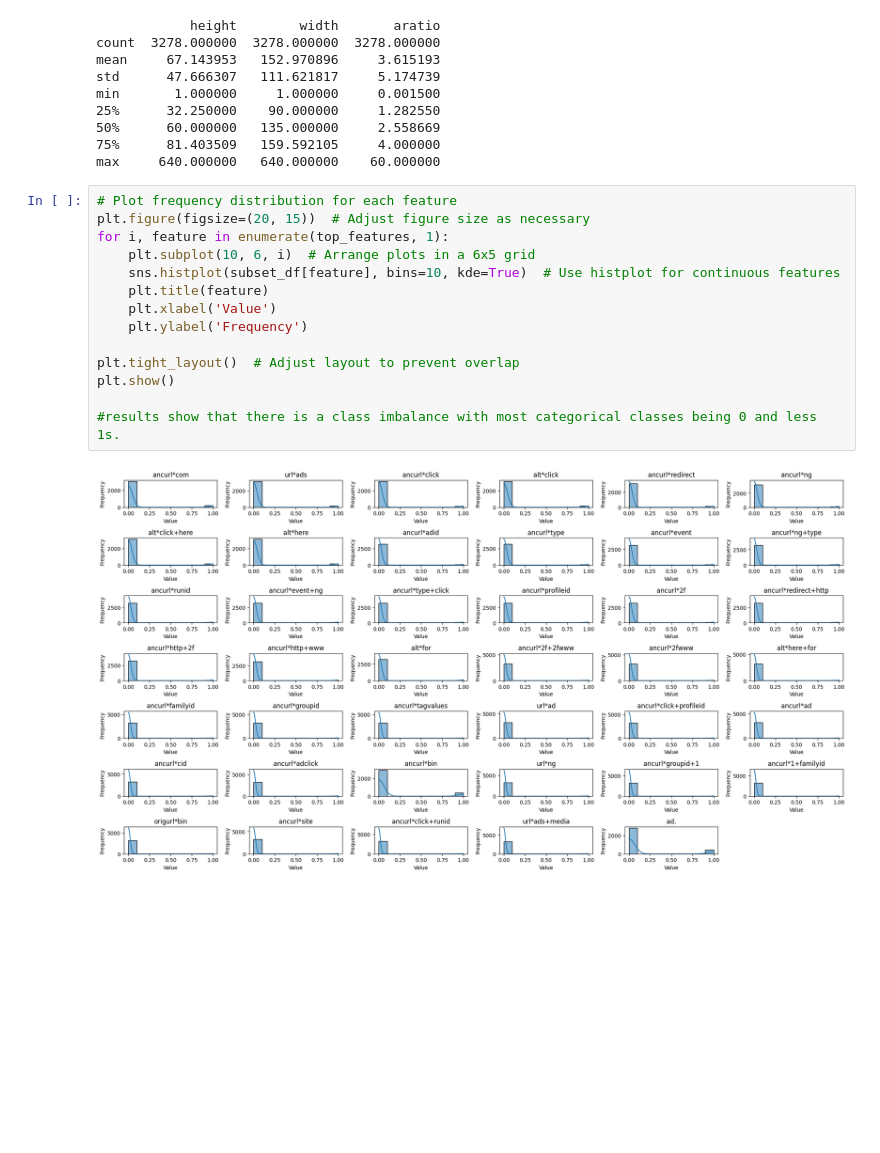
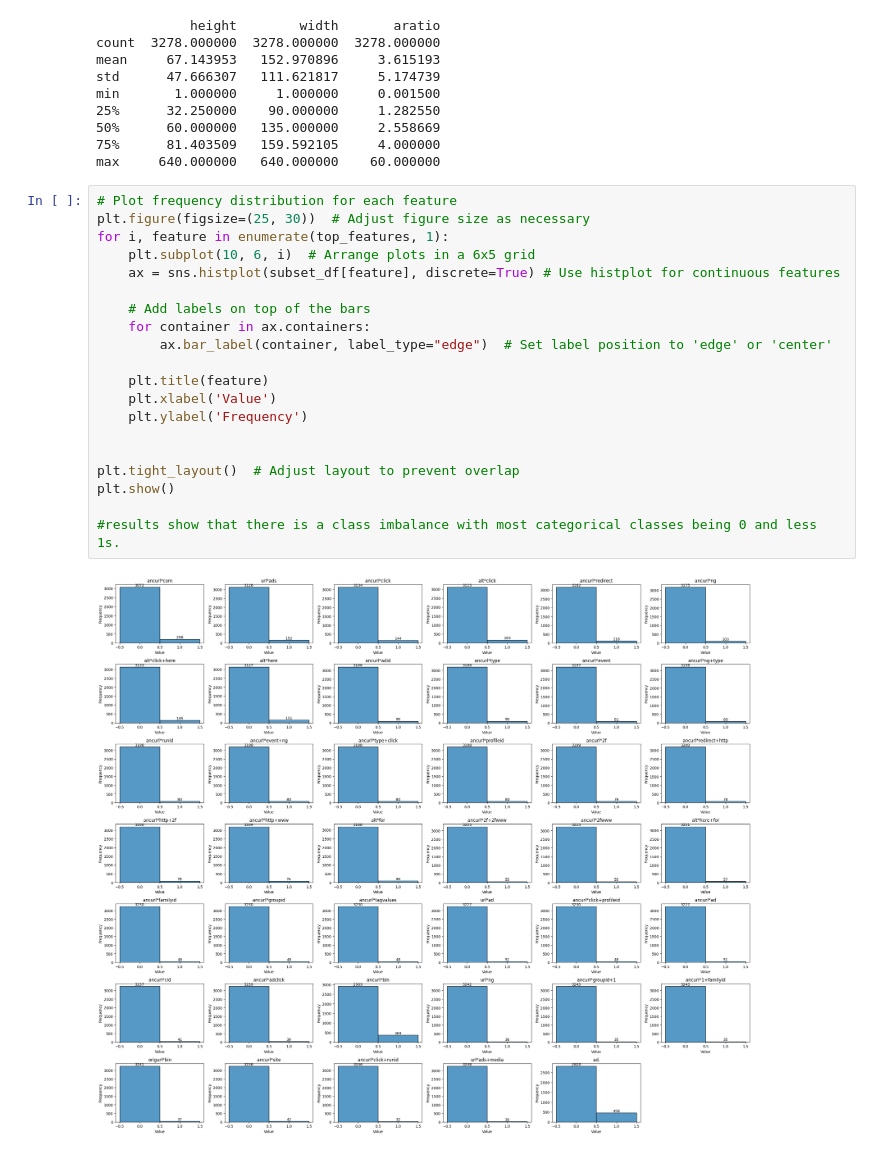
Before and after one commit to doquangg/IDS_Project, a Jupyter notebook: scripts/script_11_4.ipynb, the cells around one changed output. Saved outputs shown, nothing was run; the diff lists cells and outputs as text; blank space fills up the shorter version.

Commit message:
improve plotting for histograms

```diff
--- a/scripts/script_11_4.ipynb
+++ b/scripts/script_11_4.ipynb
@@ -207,17 +209,23 @@ min       1.000000     1.000000     0.001500
 max     640.000000   640.000000    60.000000
 # %%
 # Plot frequency distribution for each feature
-plt.figure(figsize=(20, 15))  # Adjust figure size as necessary
+plt.figure(figsize=(25, 30))  # Adjust figure size as necessary
 for i, feature in enumerate(top_features, 1):
     plt.subplot(10, 6, i)  # Arrange plots in a 6x5 grid
-    sns.histplot(subset_df[feature], bins=10, kde=True)  # Use histplot for continuous features
+    ax = sns.histplot(subset_df[feature], discrete=True) # Use histplot for continuous features
+
+    # Add labels on top of the bars
+    for container in ax.containers:
+        ax.bar_label(container, label_type="edge")  # Set label position to 'edge' or 'center'
+
     plt.title(feature)
     plt.xlabel('Value')
     plt.ylabel('Frequency')
+
 
 plt.tight_layout()  # Adjust layout to prevent overlap
 plt.show()
 
 #results show that there is a class imbalance with most categorical classes being 0 and less 1s.
 # %% [output]
-[figure, old version]
+[figure, new version]
```
Also changed, not shown: parts of 1 cell of this notebook.
